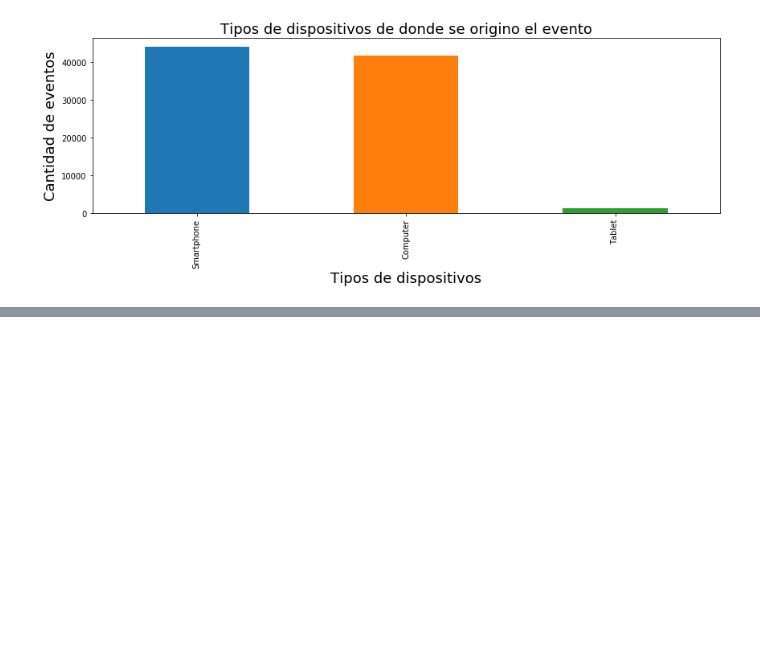
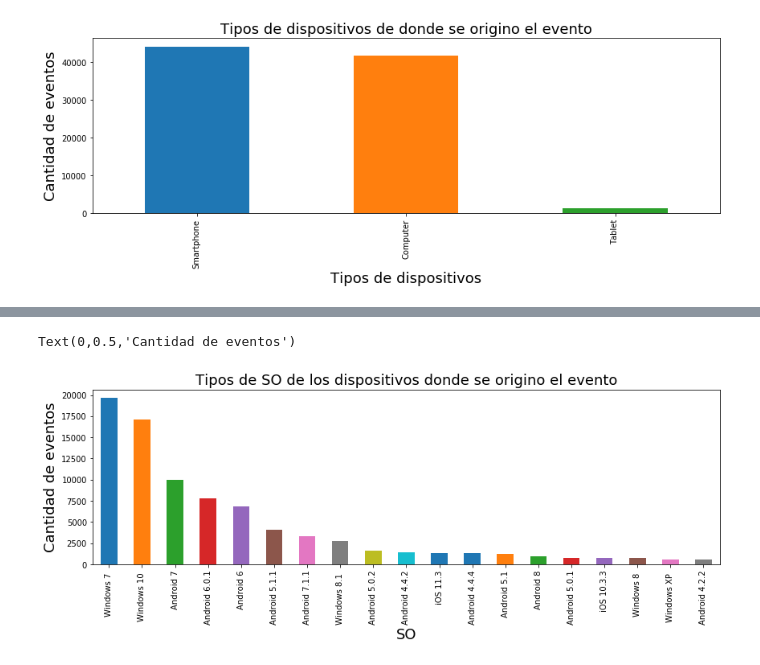
Before and after one commit to MartinCohen98/OrganizacionDeDatosTP1, a Jupyter notebook: AnalisisExploratorioTrocafoneBarbara.ipynb, the cells around one changed output, grey strips where cells are left out. Drawn from its saved outputs; the diff is of its cells as text; code cells hidden in the pictures; blank space fills up the shorter version.

```diff
--- a/AnalisisExploratorioTrocafoneBarbara.ipynb
+++ b/AnalisisExploratorioTrocafoneBarbara.ipynb
@@ -184,0 +233,11 @@ Text(0,0.5,'Cantidad de eventos')
+# %%
+# tipos de so de los dispositivos donde se origino el evento.
+dfFiltradoSO = df.loc[df['operating_system_version'] != 'NaN', :]
+dfFiltradoSO = df.loc[df['operating_system_version'] != 'Unknown', :]
+plotCELSO=dfFiltradoSO['operating_system_version'].value_counts()[0:19].plot(kind='bar',figsize=(14,4));
+plotCELSO.set_title("Tipos de SO de los dispositivos donde se origino el evento", fontsize=18)
+plotCELSO.set_xlabel("SO",fontsize=18)
+plotCELSO.set_ylabel("Cantidad de eventos", fontsize=18)
+# %% [output]
+Text(0,0.5,'Cantidad de eventos')
+[figure, added]
```
Also changed, not shown: parts of 9 cells of this notebook.
